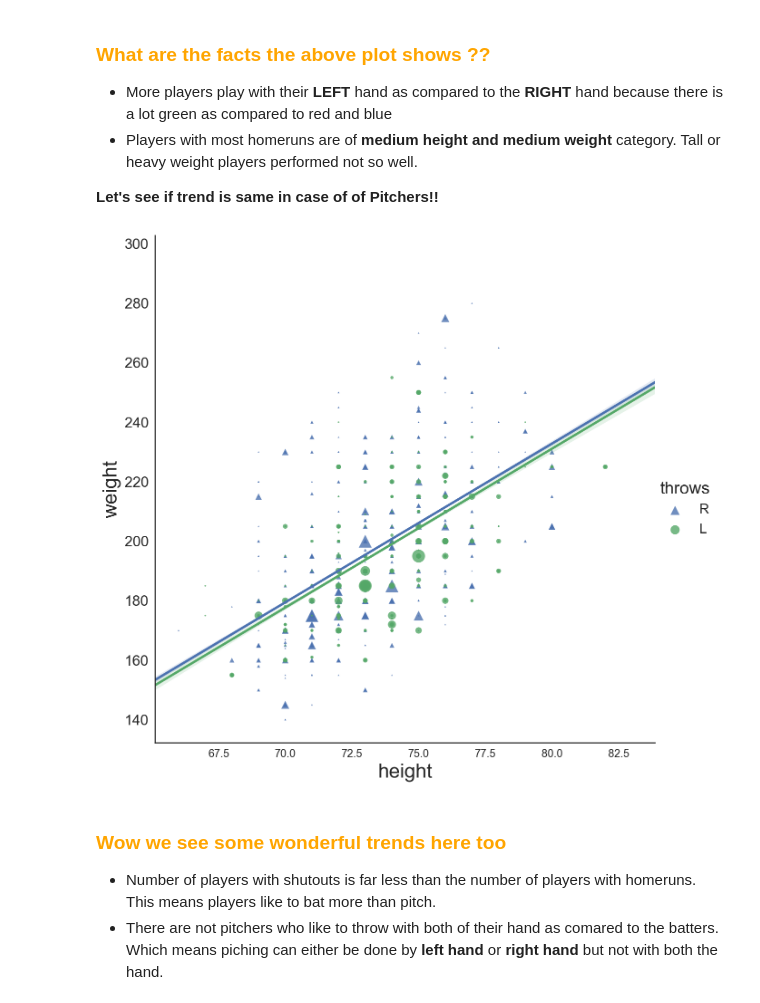
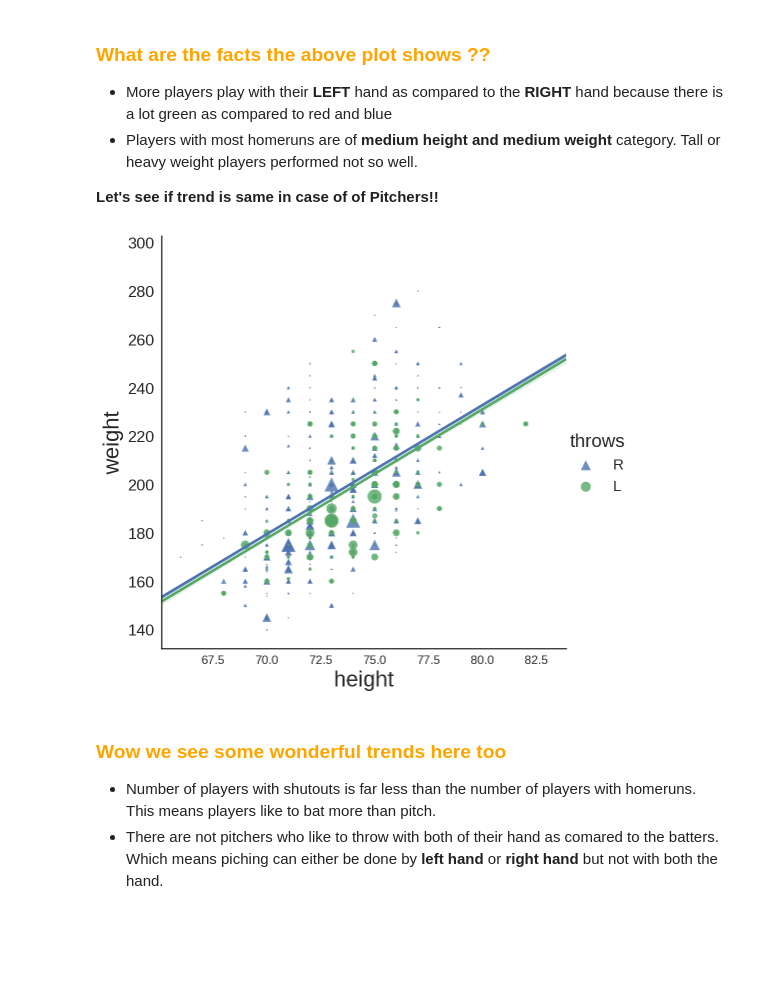
Before and after one commit to MayukhSobo/BaseBall, a Jupyter notebook: src/Baseball.ipynb, the cells around one changed output. Saved outputs shown, nothing was run; the diff lists cells and outputs as text; code cells hidden in the pictures; blank space fills up the shorter version.

```diff
--- a/src/Baseball.ipynb
+++ b/src/Baseball.ipynb
@@ -24,7 +24,7 @@ pd.set_option('display.float_format', lambda x: '%.3f' % x)
 %config InlineBackend.figure_format = 'retina'
 rc={'font.size': 22, 'axes.labelsize': 22, 'legend.fontsize': 22.0,
     'axes.titlesize': 22, 'xtick.labelsize': 12, 'ytick.labelsize': 16,
-#     'font.family':'monospace', 'font.monospace': 'Courier New',
+    'font.family':'monospace', 'font.monospace': 'Courier New',
     'legend.fontsize': 15.0, 'figure.figsize': [15, 8]}
 plt.rcParams.update(**rc)
 sns.set(style='white', rc=rc)
@@ -212,11 +214,11 @@ plt.show()
 
 **Let's see if trend is same in case of of Pitchers!!**
 # %%
-sns.lmplot(data=data_1, x="height", y="weight", size=9, aspect=1, hue="throws",
+sns.lmplot(data=data_1, x="height", y="weight", size=7, aspect=1, hue="throws",
           scatter_kws=dict(s=((data_1.SHO)**2) * np.pi), markers=['^', 'o'])
 plt.show()
 # %% [output]
-[figure, old version]
+[figure, new version]
 # %% [markdown]
 ### <font color='orange'> Wow we see some wonderful trends here too </font>
 - Number of players with shutouts is far less than the number of players with homeruns. This means players like to bat more than pitch.
```
Also changed, not shown: parts of 8 cells of this notebook, 1 other file.
